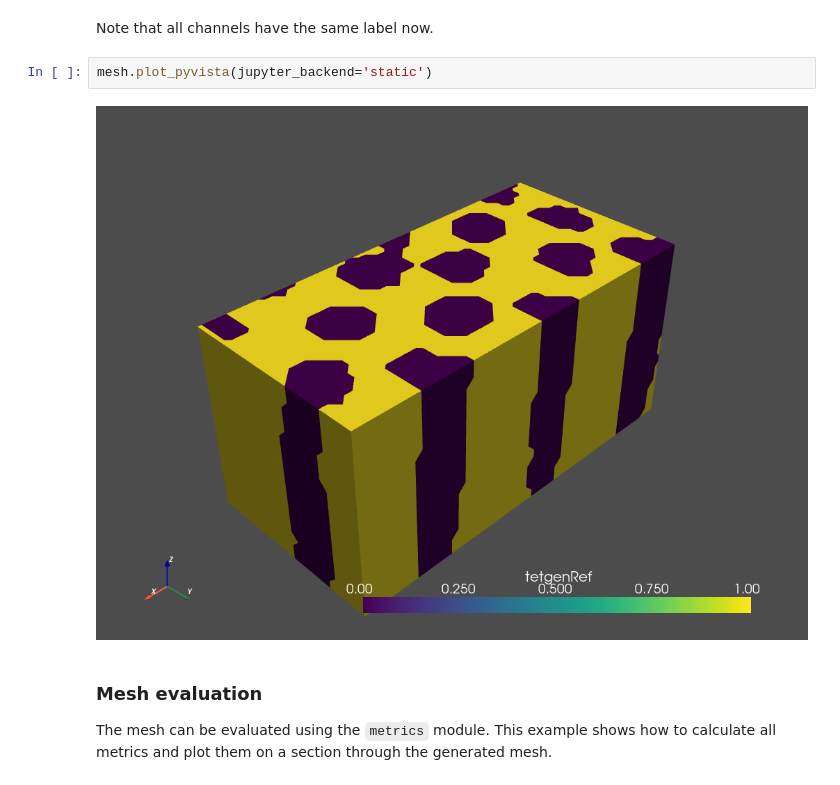
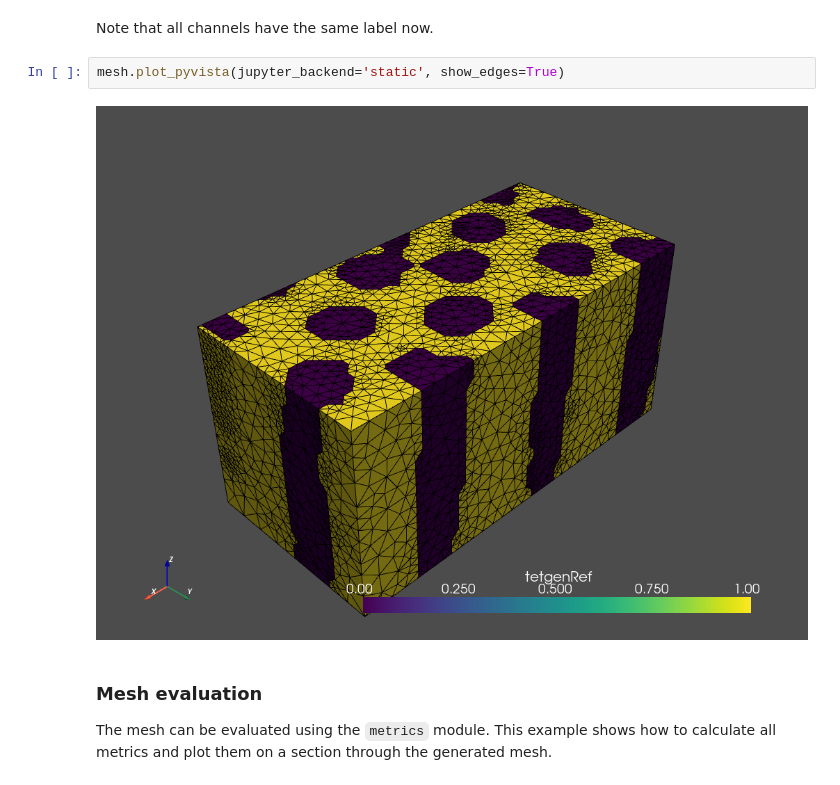
Before and after one commit to hpgem/nanomesh, a Jupyter notebook: notebooks/sample_data/How to generate a tetrahedral mesh from a 3D image.ipynb, the cells around one changed output. Saved outputs shown, nothing was run; the diff lists cells and outputs as text.

```diff
--- a/notebooks/sample_data/How to generate a tetrahedral mesh from a 3D image.ipynb
+++ b/notebooks/sample_data/How to generate a tetrahedral mesh from a 3D image.ipynb
@@ -175,9 +175,9 @@ Wall time: 3.54 s
 # %% [markdown]
 Note that all channels have the same label now.
 # %%
-mesh.plot_pyvista(jupyter_backend='static')
+mesh.plot_pyvista(jupyter_backend='static', show_edges=True)
 # %% [output]
-[figure, old version]
+[figure, new version]
 # %% [markdown]
 ### Mesh evaluation
 
```
Also changed, not shown: parts of 3 cells of this notebook, 2 other files.
